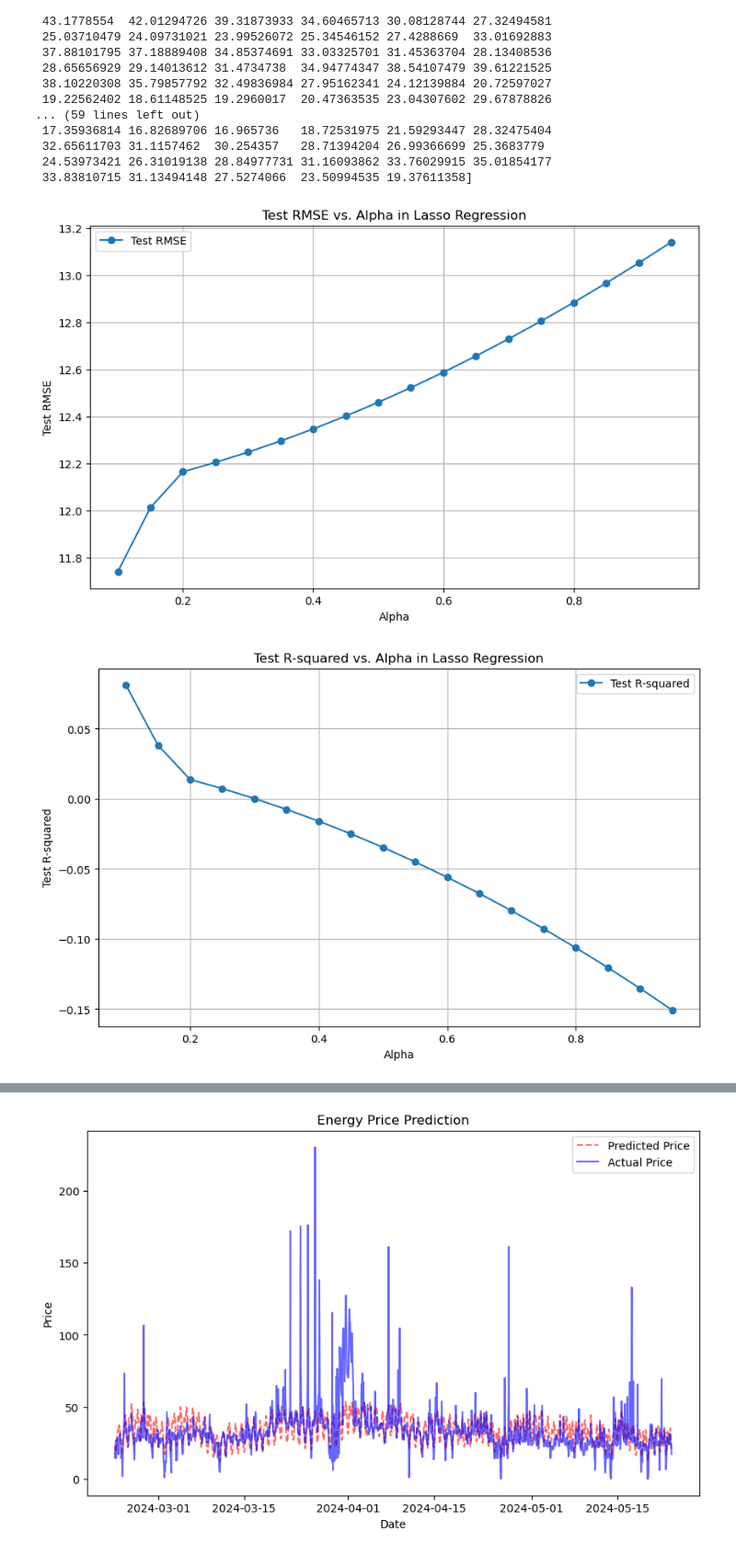
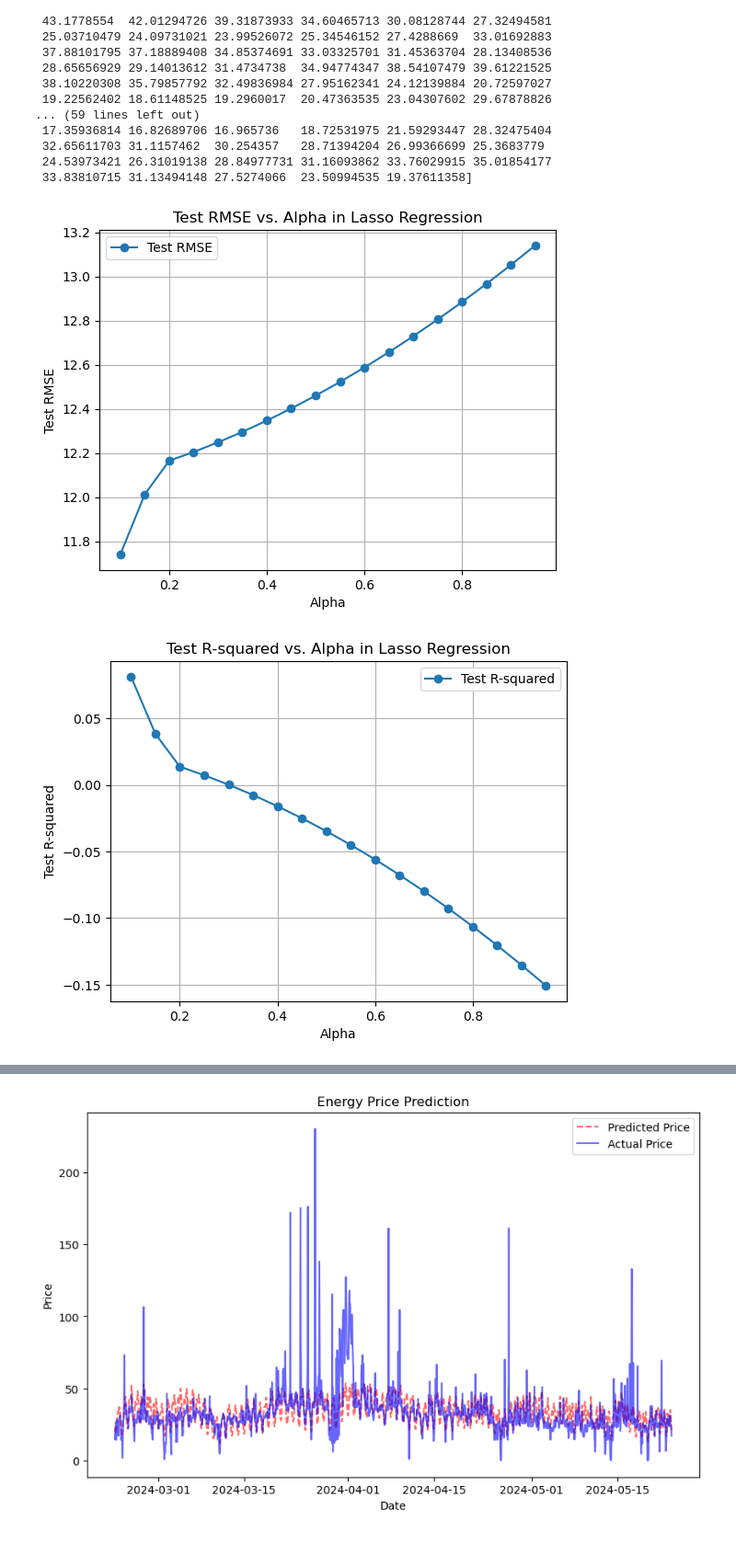
Before and after one commit to ParthSareen/energy-price-prediction, a Jupyter notebook: linear_regression.ipynb, the cells around one changed output, grey strips where cells are left out. Shown: that part at 92% size. Drawn from its saved outputs; the diff is of its cells as text; code cells hidden in the pictures.

```diff
--- a/linear_regression.ipynb
+++ b/linear_regression.ipynb
@@ -145,47 +145,43 @@ from sklearn.linear_model import Lasso
 rmse_test_errors = []
 r2_test_errors = []
 
-# Initialize Lasso regression model with alpha=1
 alpha_values = np.arange(0.1, 1, 0.05)
 for a in alpha_values:
     lasso_model = Lasso(alpha=a, max_iter=1000, tol=3)
     lasso_model.fit(X_train_normalized, y_train)
 
-    # Predict our values
+    # Predict
     lasso_train_predict = lasso_model.predict(X_train_normalized)
     lasso_test_predict = lasso_model.predict(X_test_normalized)
 
     # Calculate test RMSE and test R-squared
     test_rmse = np.sqrt(mean_squared_error(y_test, lasso_test_predict))
     test_r2 = r2_score(y_test, lasso_test_predict)
 
-    # Append test RMSE and test R-squared to lists
+    # Append test RMSE and test R-squared to our lists
     rmse_test_errors.append(test_rmse)
     r2_test_errors.append(test_r2)
 
 # Plot the test RMSE
-plt.figure(figsize=(10, 6))
 plt.plot(alpha_values, rmse_test_errors, label='Test RMSE', marker='o')
 plt.xlabel('Alpha')
 plt.ylabel('Test RMSE')
 plt.title('Test RMSE vs. Alpha in Lasso Regression')
 plt.legend()
 plt.grid(True)
 plt.show()
 
 # Plot the test R-squared
-plt.figure(figsize=(10, 6))
 plt.plot(alpha_values, r2_test_errors, label='Test R-squared', marker='o')
 plt.xlabel('Alpha')
 plt.ylabel('Test R-squared')
 plt.title('Test R-squared vs. Alpha in Lasso Regression')
 plt.legend()
 plt.grid(True)
 plt.show()
 
 # This shows that a smaller alpha is best for our purposes
-# Our lasso model will have an alpha of 0.05
 # %% [output]
-[figure, old version]
+[figure, new version]
-[figure, old version]
+[figure, new version]
 # %%
```
Also changed, not shown: parts of 9 cells of this notebook, 1 other file.
